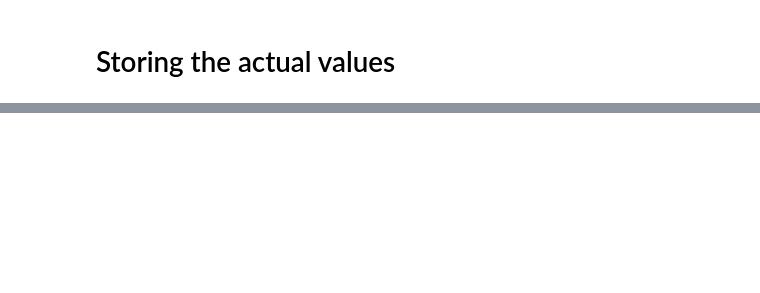
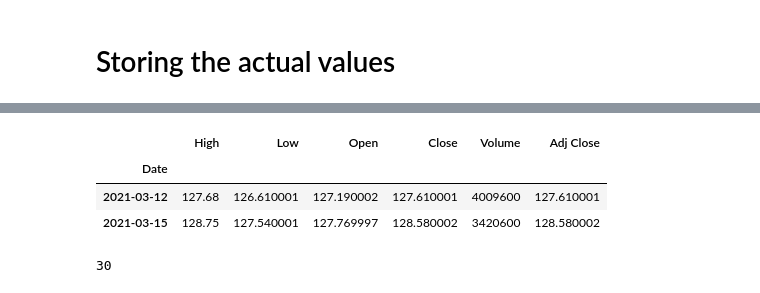
Before and after one commit to preyash2047/Stock_Price_Prediction, a Jupyter notebook: Notebooks/final.ipynb, the cells around one changed output, grey strips where cells are left out. Cells and saved outputs as stored; diff of their text form; code cells hidden in the pictures; blank space fills up the shorter version.

```diff
--- a/Notebooks/final.ipynb
+++ b/Notebooks/final.ipynb
@@ -312,6 +449,6 @@ dataset.to_csv("stock_price_prediction_16_march_2021.csv")
 # Storing the actual values
 # %%
 import pandas as pd
-report = pd.read_csv("stock_price_prediction_13_march_2021.csv")
+report = pd.read_csv("stock_price_prediction_17_march_2021.csv")
 # %%
 report = report.drop(["Unnamed: 0"], axis=1)
@@ -339,9 +458,22 @@ error_code = []
 
 for code in report.symbol:
     try:
+        #start = datetime.datetime(2021,3,13)
+        #end = datetime.datetime(2021,3,15)
         today = datetime.date.today()
-        stockData = data.DataReader(code , 'yahoo',today,today)
+        stockData = data.DataReader(code , 'yahoo',start, end)
         data_values.append([int(stockData.High), int(stockData.Low)])
     except:
-        error_code.append(code)
+        data_values.append([0,0])
+# %%
+stockData
+# %% [output]
+|  | High | Low | Open | Close | Volume | Adj Close |
+| Date |  |  |  |  |  |  |
+| 2021-03-12 | 127.68 | 126.610001 | 127.190002 | 127.610001 | 4009600 | 127.610001 |
+| 2021-03-15 | 128.75 | 127.540001 | 127.769997 | 128.580002 | 3420600 | 128.580002 |
+# %%
+len(data_values)
+# %% [output]
+30
 # %%
```
Also changed, not shown: parts of 5 cells of this notebook, 3 other files.
